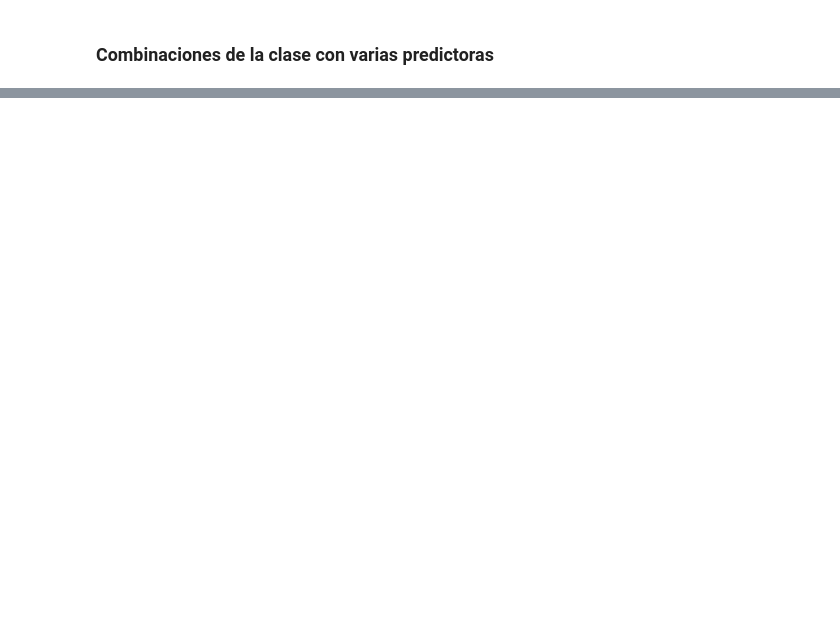
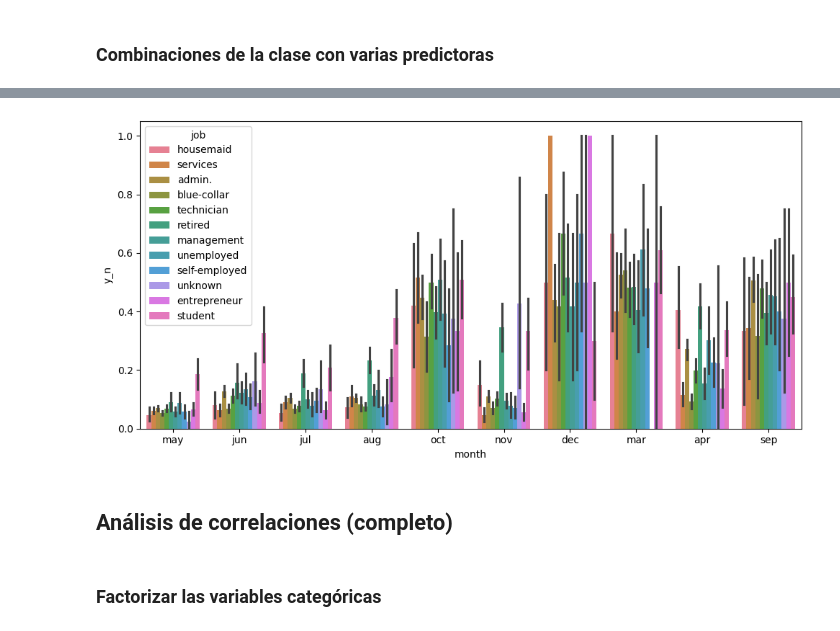
Before and after one commit to 4GeeksAcademy/Algoritmo-regresion-ml-pabloramcos, a Jupyter notebook: src/explore.ipynb, the cells around one changed output, grey strips where cells are left out. Drawn from its saved outputs; the diff is of its cells as text; code cells hidden in the pictures; blank space fills up the shorter version.

```diff
--- a/src/explore.ipynb
+++ b/src/explore.ipynb
@@ -391,0 +410,14 @@ plt.show()
+# %%
+fig, axis = plt.subplots(figsize = (10, 5), ncols = 1)
+
+sns.barplot(data = total_dataf, x = "month", y = "y_n", hue = "job")
+
+plt.tight_layout()
+
+plt.show()
+# %% [output]
+[figure, added]
+# %% [markdown]
+## Análisis de correlaciones (completo)
+# %% [markdown]
+### Factorizar las variables categóricas
```
Also changed, not shown: parts of 16 cells of this notebook.
